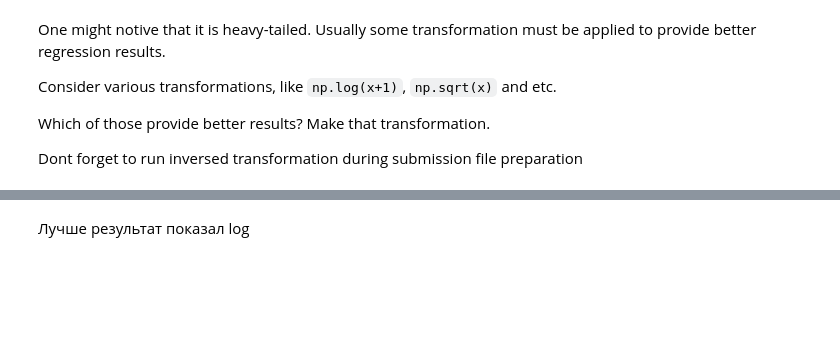
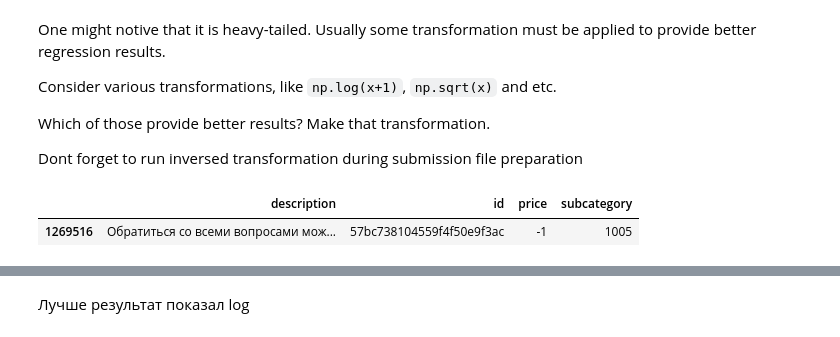
Before and after one commit to Sinopsys/data-analysis-pi, a Jupyter notebook: homeworks/4/competition-baseline.ipynb, the cells around one changed output, grey strips where cells are left out. Drawn from its saved outputs; the diff is of its cells as text; code cells hidden in the pictures; blank space fills up the shorter version.

```diff
--- a/homeworks/4/competition-baseline.ipynb
+++ b/homeworks/4/competition-baseline.ipynb
@@ -50,3 +69,8 @@ Consider various transformations, like `np.log(x+1)`, `np.sqrt(x)` and etc.
 Which of those provide better results? Make that transformation.
 
 Dont forget to run inversed transformation during submission file preparation
+# %%
+df_train[df_train['price'] < 0] # Нашли какой-то wtf
+# %% [output]
+|  | description | id | price | subcategory |
+| 1269516 | Обратиться со всеми вопросами мож... | 57bc738104559f4f50e9f3ac | -1 | 1005 |
```
Also changed, not shown: parts of 16 cells of this notebook, 1 other file.
